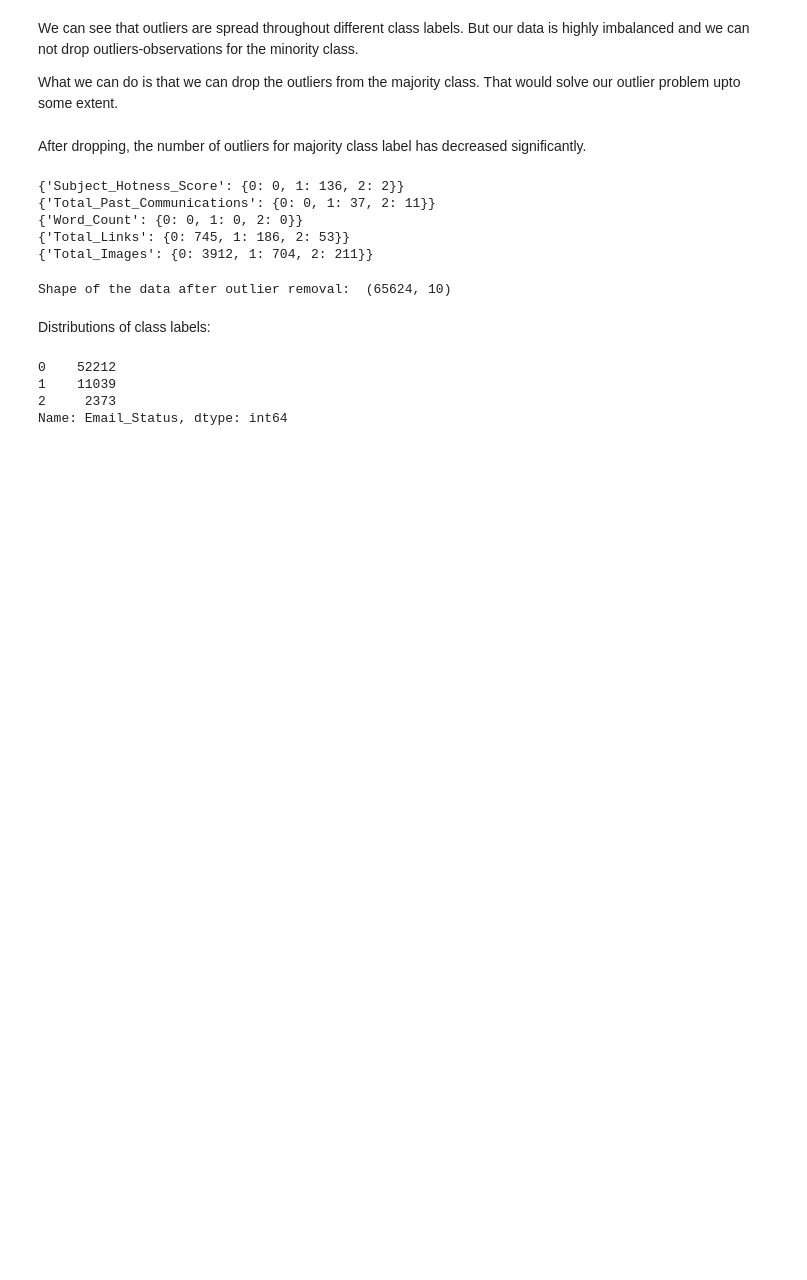
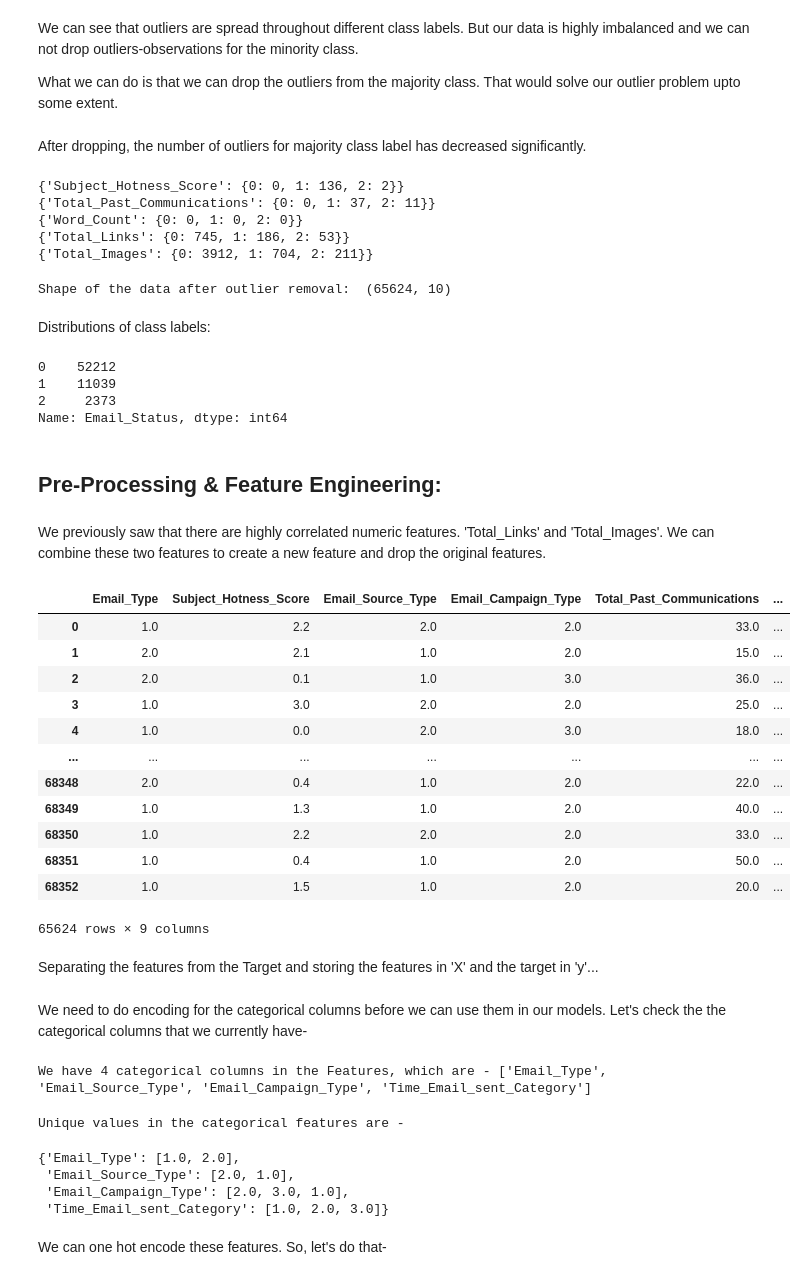
Before and after one commit to RanojoyBiswas/Email-Campaign-Effectiveness-Prediction, a Jupyter notebook: Email_Campaign_Effectiveness_Prediction.ipynb, the cells around one changed output. Cells and saved outputs as stored; diff of their text form; code cells hidden in the pictures; blank space fills up the shorter version.

```diff
--- a/Email_Campaign_Effectiveness_Prediction.ipynb
+++ b/Email_Campaign_Effectiveness_Prediction.ipynb
@@ -799,3 +799,32 @@ no_null_df['Email_Status'].value_counts()
 1    11039
 2     2373
 Name: Email_Status, dtype: int64
+# %% [markdown]
+## <b>Pre-Processing & Feature Engineering:
+# %% [markdown]
+We previously saw that there are highly correlated numeric features. 'Total_Links' and 'Total_Images'. We can combine these two features to create a new feature and drop the original features.
+# %%
+# creating a new column called Total_link_Lmages
+no_null_df['Total_link_Images'] = no_null_df['Total_Links'] + no_null_df['Total_Images']
+# %%
+# dropping the two original columns
+no_null_df.drop('Total_Links', inplace= True, axis =1)
+no_null_df.drop('Total_Images', inplace= True, axis =1)
+# %%
+no_null_df
+# %% [output]
+|  | Email_Type | Subject_Hotness_Score | Email_Source_Type | Email_Campaign_Type | Total_Past_Communications | ... |
+| 0 | 1.0 | 2.2 | 2.0 | 2.0 | 33.0 | ... |
+| 1 | 2.0 | 2.1 | 1.0 | 2.0 | 15.0 | ... |
+| 2 | 2.0 | 0.1 | 1.0 | 3.0 | 36.0 | ... |
+| 3 | 1.0 | 3.0 | 2.0 | 2.0 | 25.0 | ... |
+| 4 | 1.0 | 0.0 | 2.0 | 3.0 | 18.0 | ... |
+| ... | ... | ... | ... | ... | ... | ... |
+| 68348 | 2.0 | 0.4 | 1.0 | 2.0 | 22.0 | ... |
+| 68349 | 1.0 | 1.3 | 1.0 | 2.0 | 40.0 | ... |
+| 68350 | 1.0 | 2.2 | 2.0 | 2.0 | 33.0 | ... |
+| 68351 | 1.0 | 0.4 | 1.0 | 2.0 | 50.0 | ... |
+| 68352 | 1.0 | 1.5 | 1.0 | 2.0 | 20.0 | ... |
+65624 rows × 9 columns
+# %% [markdown]
+Separating the features from the Target and storing the features in 'X' and the target in 'y'...
@@ -801,0 +834,24 @@ Name: Email_Status, dtype: int64
+# %% [markdown]
+We need to do encoding for the categorical columns before we can use them in our models. Let's check the the categorical columns that we currently have-
+# %%
+cat_cols = []
+
+for col in X.columns:
+  if len(X[col].unique()) < 10: # any column with less than ten unique values
+    cat_cols.append(col)
+
+print(f'We have {len(cat_cols)} categorical columns in the Features, which are - {cat_cols}')
+# %% [output]
+We have 4 categorical columns in the Features, which are - ['Email_Type', 'Email_Source_Type', 'Email_Campaign_Type', 'Time_Email_sent_Category']
+# %%
+print('Unique values in the categorical features are -')
+print('\n')
+get_unique_values(X, cat_cols)
+# %% [output]
+Unique values in the categorical features are -
+{'Email_Type': [1.0, 2.0],
+ 'Email_Source_Type': [2.0, 1.0],
+ 'Email_Campaign_Type': [2.0, 3.0, 1.0],
+ 'Time_Email_sent_Category': [1.0, 2.0, 3.0]}
+# %% [markdown]
+We can one hot encode these features. So, let's do that-
```
Also changed, not shown: parts of 17 cells of this notebook.
